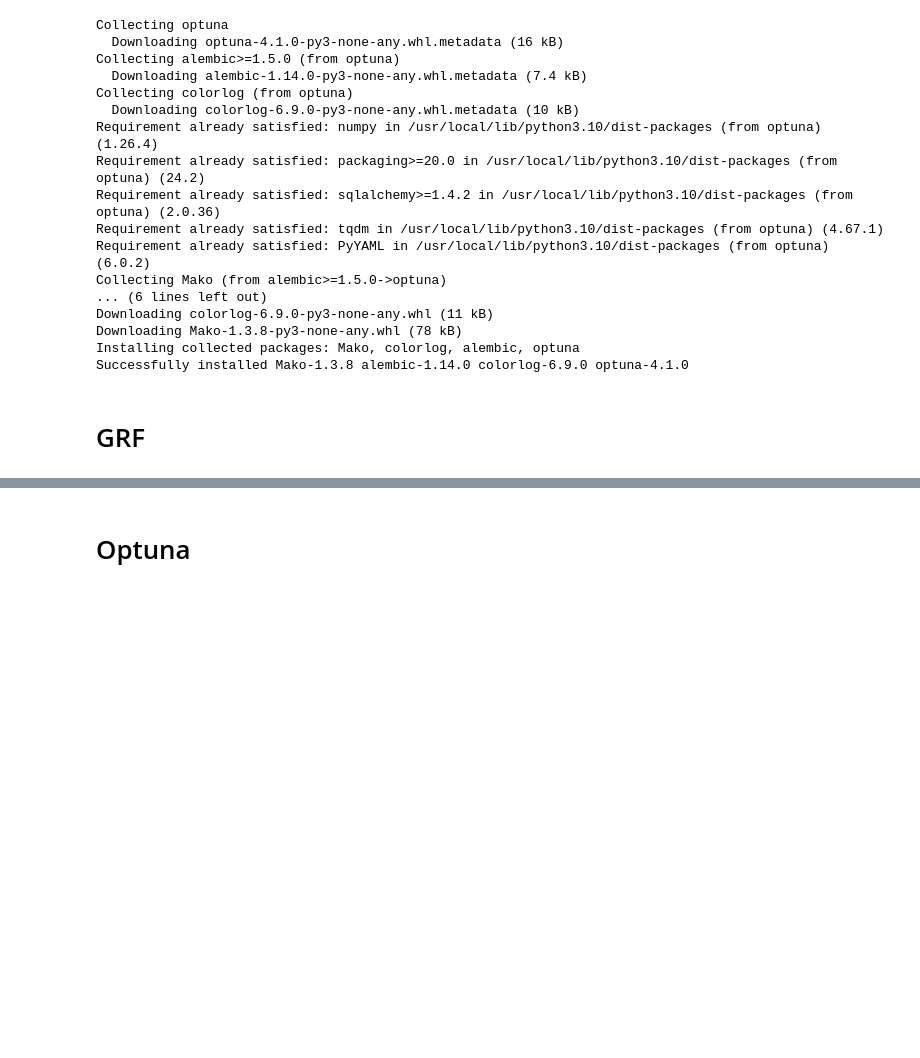
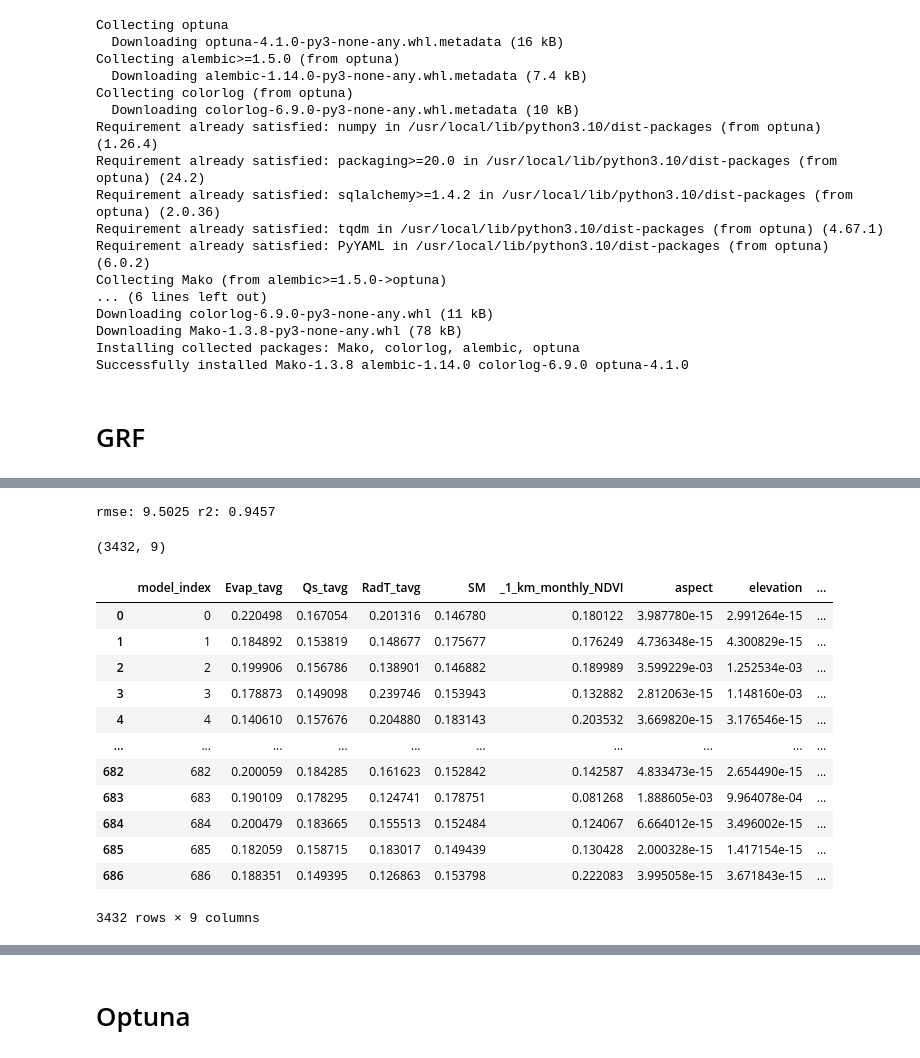
Before and after one commit to AshHydroCoder/GRACE-Downscaler, a Jupyter notebook: GRACE_RFM.ipynb, the cells around one changed output, grey strips where cells are left out. Drawn from its saved outputs; the diff is of its cells as text; code cells hidden in the pictures; blank space fills up the shorter version.

```diff
--- a/GRACE_RFM.ipynb
+++ b/GRACE_RFM.ipynb
@@ -429,0 +535,27 @@ array([[27.125, 84.125],
+# %%
+# compute the RMSE and r-square
+rmse = mean_squared_error(y_true, y_predict)
+r2 = r2_score(y_true, y_predict)
+print("rmse: " + str(round(rmse, 4)), "r2: " + str(round(r2, 4)))
+# %% [output]
+rmse: 9.5025 r2: 0.9457
+# %%
+# show the local feature importance
+print(df_local_fi.shape)
+df_local_fi.head()
+df_local_fi
+# %% [output]
+(3432, 9)
+|  | model_index | Evap_tavg | Qs_tavg | RadT_tavg | SM | _1_km_monthly_NDVI | aspect | elevation | ... |
+| 0 | 0 | 0.220498 | 0.167054 | 0.201316 | 0.146780 | 0.180122 | 3.987780e-15 | 2.991264e-15 | ... |
+| 1 | 1 | 0.184892 | 0.153819 | 0.148677 | 0.175677 | 0.176249 | 4.736348e-15 | 4.300829e-15 | ... |
+| 2 | 2 | 0.199906 | 0.156786 | 0.138901 | 0.146882 | 0.189989 | 3.599229e-03 | 1.252534e-03 | ... |
+| 3 | 3 | 0.178873 | 0.149098 | 0.239746 | 0.153943 | 0.132882 | 2.812063e-15 | 1.148160e-03 | ... |
+| 4 | 4 | 0.140610 | 0.157676 | 0.204880 | 0.183143 | 0.203532 | 3.669820e-15 | 3.176546e-15 | ... |
+| ... | ... | ... | ... | ... | ... | ... | ... | ... | ... |
+| 682 | 682 | 0.200059 | 0.184285 | 0.161623 | 0.152842 | 0.142587 | 4.833473e-15 | 2.654490e-15 | ... |
+| 683 | 683 | 0.190109 | 0.178295 | 0.124741 | 0.178751 | 0.081268 | 1.888605e-03 | 9.964078e-04 | ... |
+| 684 | 684 | 0.200479 | 0.183665 | 0.155513 | 0.152484 | 0.124067 | 6.664012e-15 | 3.496002e-15 | ... |
+| 685 | 685 | 0.182059 | 0.158715 | 0.183017 | 0.149439 | 0.130428 | 2.000328e-15 | 1.417154e-15 | ... |
+| 686 | 686 | 0.188351 | 0.149395 | 0.126863 | 0.153798 | 0.222083 | 3.995058e-15 | 3.671843e-15 | ... |
+3432 rows × 9 columns
```
Also changed, not shown: parts of 28 cells of this notebook.
